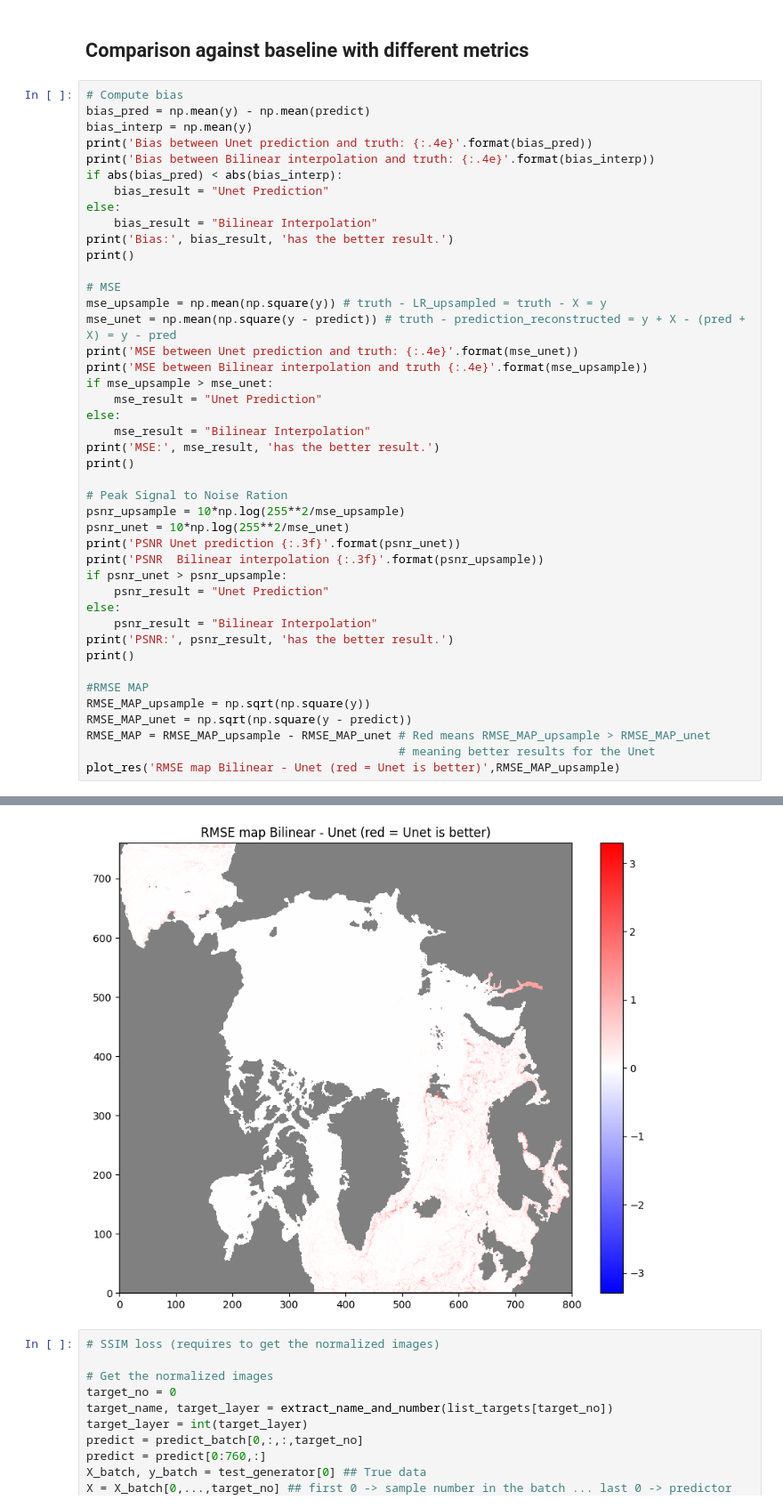
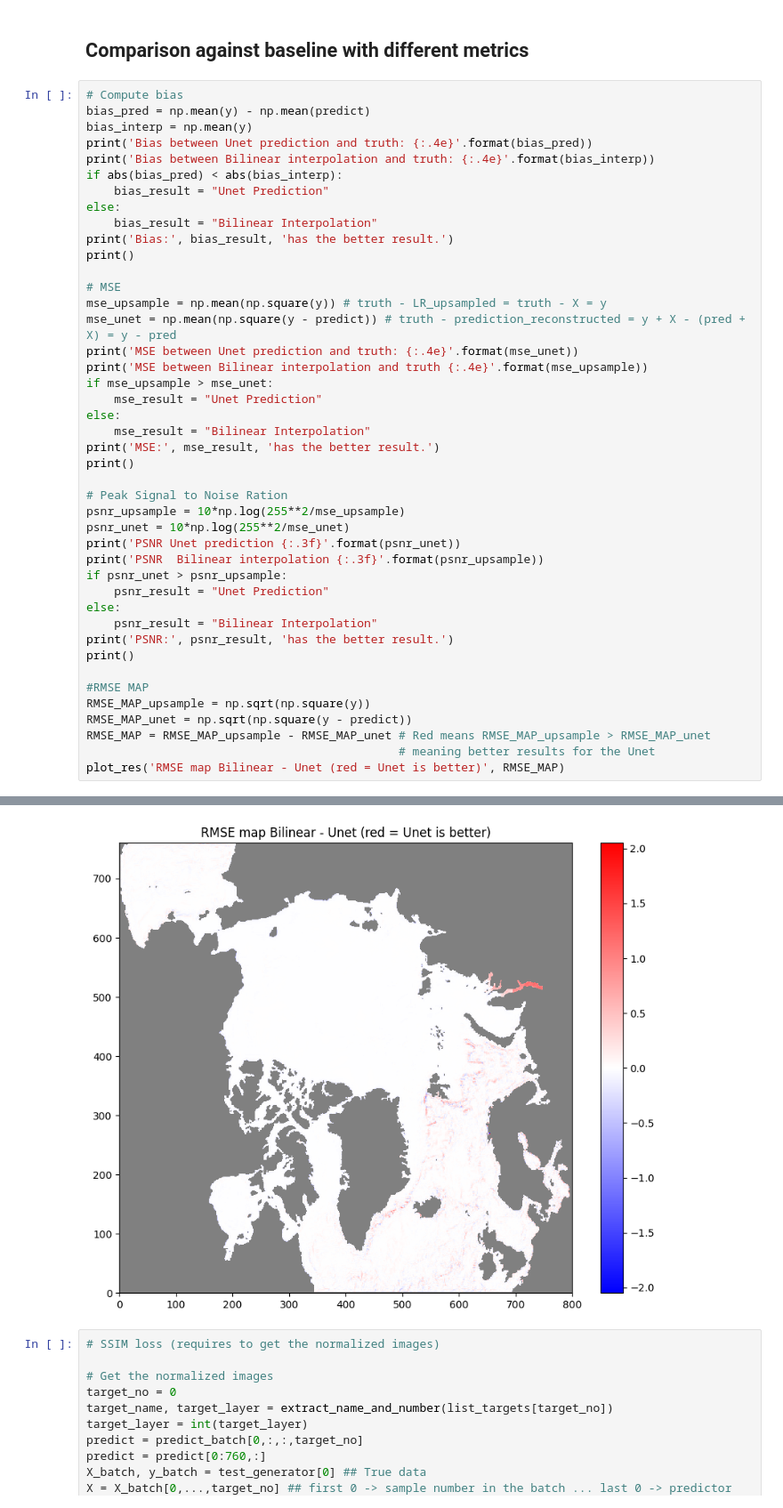
Before and after one commit to neccton-algo/Neccton_Super_Resolution, a Jupyter notebook: Test_ResUnet.ipynb, the cells around one changed output, grey strips where cells are left out. Shown at 89% size. Cells and saved outputs as stored; diff of their text form.

```diff
--- a/Test_ResUnet.ipynb
+++ b/Test_ResUnet.ipynb
@@ -310,35 +310,35 @@ print()
 
 # Peak Signal to Noise Ration
 psnr_upsample = 10*np.log(255**2/mse_upsample)
 psnr_unet = 10*np.log(255**2/mse_unet)
 print('PSNR Unet prediction {:.3f}'.format(psnr_unet))
 print('PSNR  Bilinear interpolation {:.3f}'.format(psnr_upsample))
 if psnr_unet > psnr_upsample:
     psnr_result = "Unet Prediction"
 else:
     psnr_result = "Bilinear Interpolation"
 print('PSNR:', psnr_result, 'has the better result.')
 print()
 
 #RMSE MAP
 RMSE_MAP_upsample = np.sqrt(np.square(y))
 RMSE_MAP_unet = np.sqrt(np.square(y - predict))
 RMSE_MAP = RMSE_MAP_upsample - RMSE_MAP_unet # Red means RMSE_MAP_upsample > RMSE_MAP_unet
                                              # meaning better results for the Unet
-plot_res('RMSE map Bilinear - Unet (red = Unet is better)',RMSE_MAP_upsample)
+plot_res('RMSE map Bilinear - Unet (red = Unet is better)', RMSE_MAP)
 # %% [output]
 Bias between Unet prediction and truth: 4.5827e-03
 Bias between Bilinear interpolation and truth: 4.5828e-03
 Bias: Unet Prediction has the better result.
 
 MSE between Unet prediction and truth: 1.1872e-02
 MSE between Bilinear interpolation and truth 1.6278e-02
 MSE: Unet Prediction has the better result.
 
 PSNR Unet prediction 155.161
 PSNR  Bilinear interpolation 152.005
 PSNR: Unet Prediction has the better result.
-[figure, old version]
+[figure, new version]
 # %%
 # SSIM loss (requires to get the normalized images)
 
```
